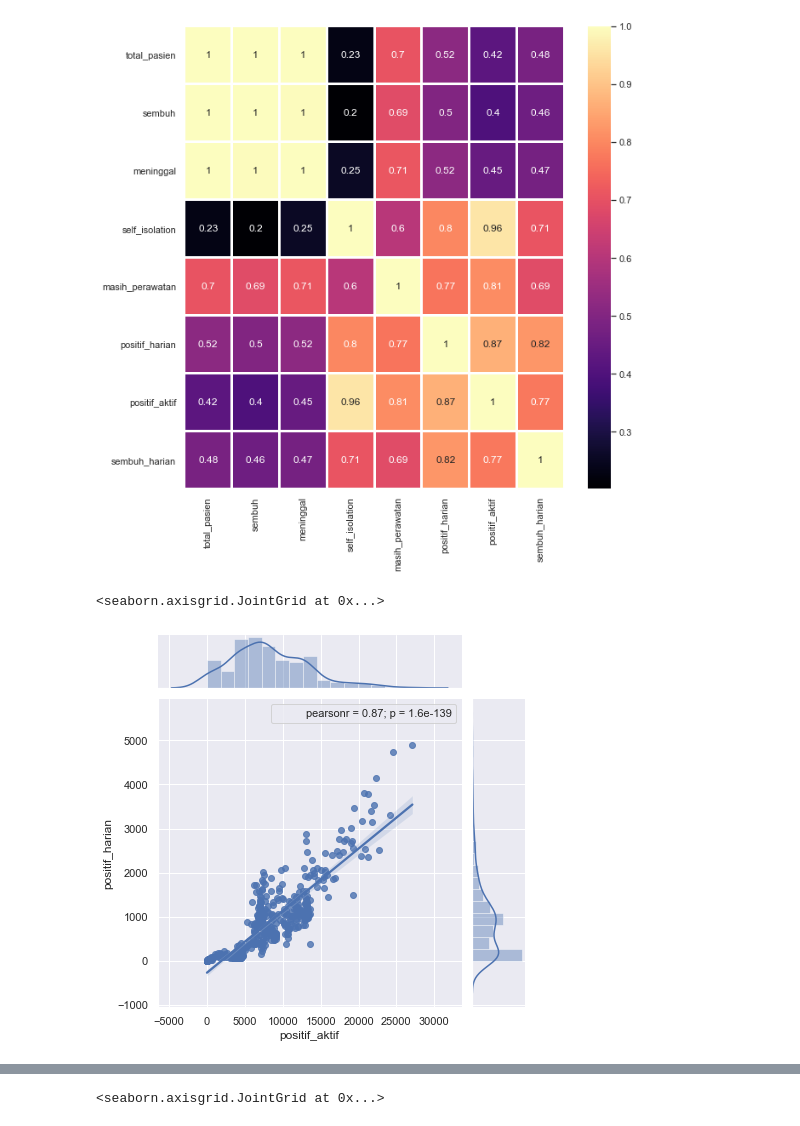
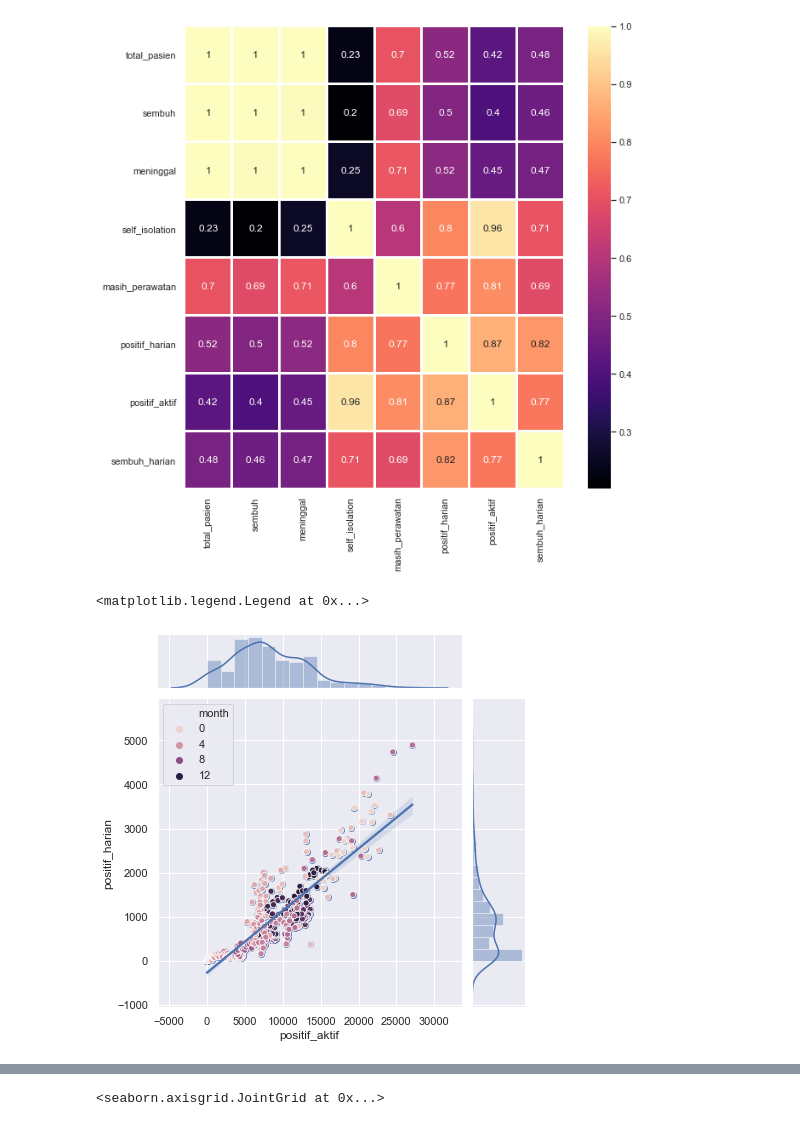
Before and after one commit to rshby/comp_fest_data_science, a Jupyter notebook: covid19_jakarta.ipynb, the cells around one changed output, grey strips where cells are left out. Cells and saved outputs as stored; diff of their text form; code cells hidden in the pictures.

```diff
--- a/covid19_jakarta.ipynb
+++ b/covid19_jakarta.ipynb
@@ -16,6 +16,8 @@ df = pd.read_excel("dataset/Daily Update Data Agregat Covid-19 Jakarta.xlsx", da
 df.columns = df.columns.str.replace(" ", "_").str.lower()
 df.drop(columns=["belum_diketahui_(masih_verifikasi)", "menunggu_hasil", "tenaga_kesehatan_terinfeksi"], axis="columns", inplace=True)
 df["jam"] = df["jam"].fillna(df["jam"].mode()[0])
+df["month"] = pd.DatetimeIndex(df['tanggal']).month
+df["year"] = pd.DatetimeIndex(df['tanggal']).year
 # %%
 df.info()
 # %% [output]
@@ -165,7 +169,10 @@ _ = sns.heatmap(df.loc[:,"total_pasien":"sembuh_harian"].corr(), annot=True, cma
 # %% [output]
 [figure]
 # %%
+#fig, ax = plt.subplots(ncols=1, figsize=(10, 5), constrained_layout=True)
 sns.jointplot(x="positif_aktif", y="positif_harian", data=df, stat_func=stat.pearsonr, kind="reg")
+sns.scatterplot(x="positif_aktif", y="positif_harian", data=df, hue="month")
+plt.legend()
 # %% [output]
-<seaborn.axisgrid.JointGrid at 0x...>
+<matplotlib.legend.Legend at 0x...>
-[figure, old version]
+[figure, new version]
```
Also changed, not shown: parts of 5 cells of this notebook, 4 other files.
